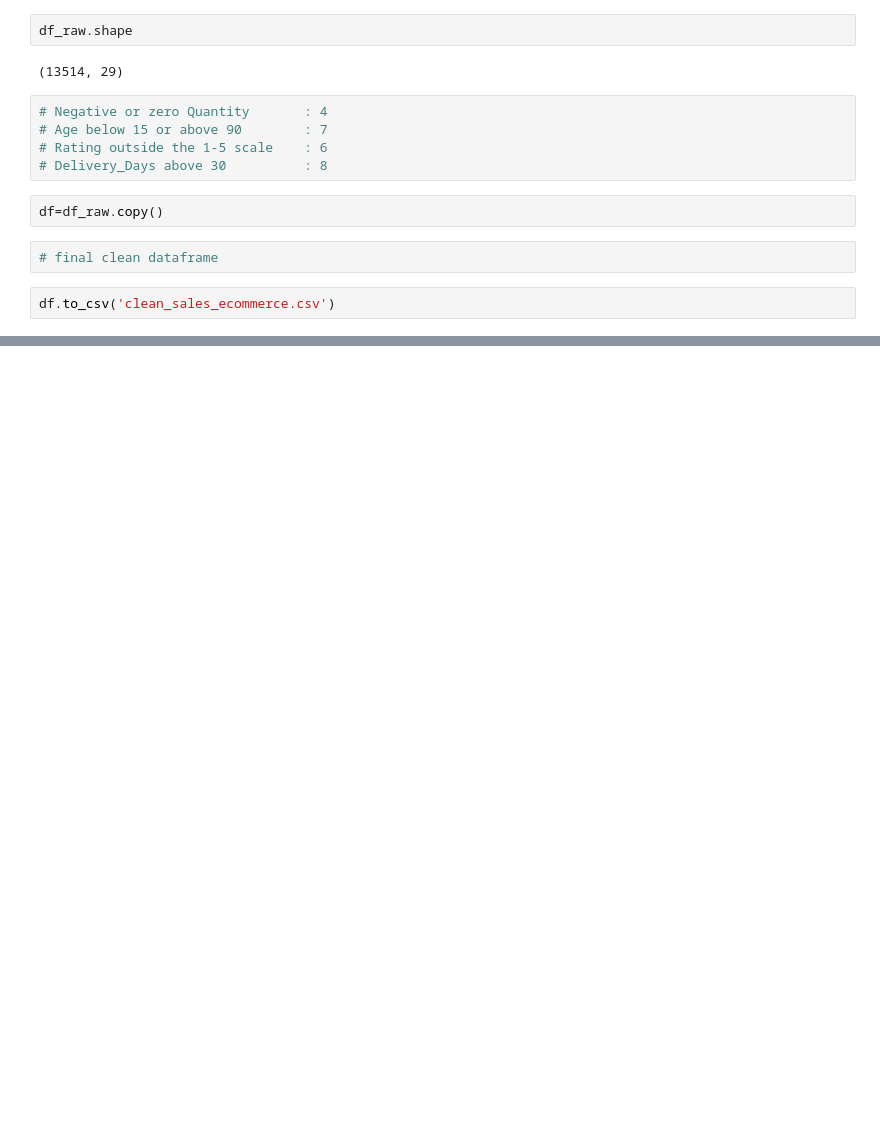
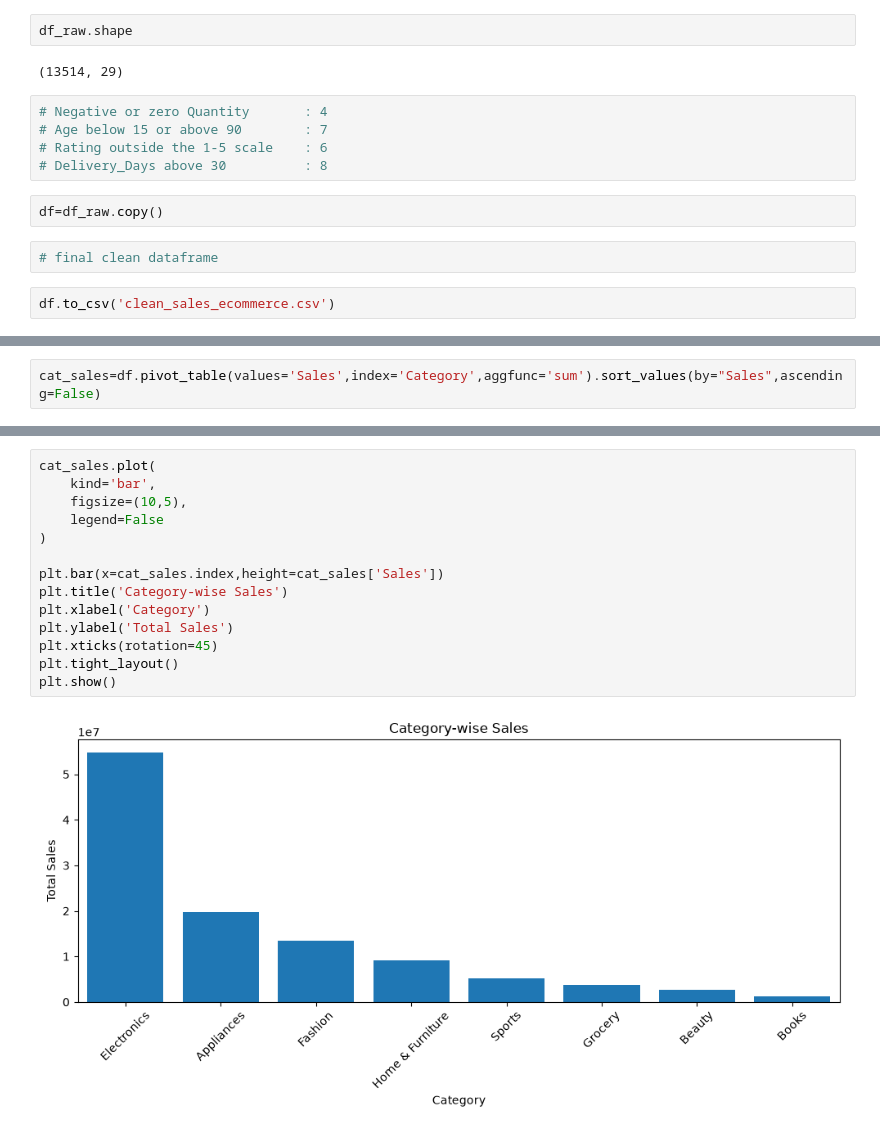
Before and after one commit to Tanujakarande5703/data_analysis_project, a Jupyter notebook: project.ipynb, the cells around one changed output, grey strips where cells are left out. Cells and saved outputs as stored; diff of their text form; blank space fills up the shorter version.

```diff
--- a/project.ipynb
+++ b/project.ipynb
@@ -640,0 +707,2 @@ df.to_csv('clean_sales_ecommerce.csv')
+# %%
+cat_sales=df.pivot_table(values='Sales',index='Category',aggfunc='sum').sort_values(by="Sales",ascending=False)
@@ -640,0 +722,16 @@ df.to_csv('clean_sales_ecommerce.csv')
+# %%
+cat_sales.plot(
+    kind='bar',
+    figsize=(10,5),
+    legend=False
+)
+
+plt.bar(x=cat_sales.index,height=cat_sales['Sales'])
+plt.title('Category-wise Sales')
+plt.xlabel('Category')
+plt.ylabel('Total Sales')
+plt.xticks(rotation=45)
+plt.tight_layout()
+plt.show()
+# %% [output]
+[figure, added]
```
Also changed, not shown: parts of 47 cells of this notebook.
